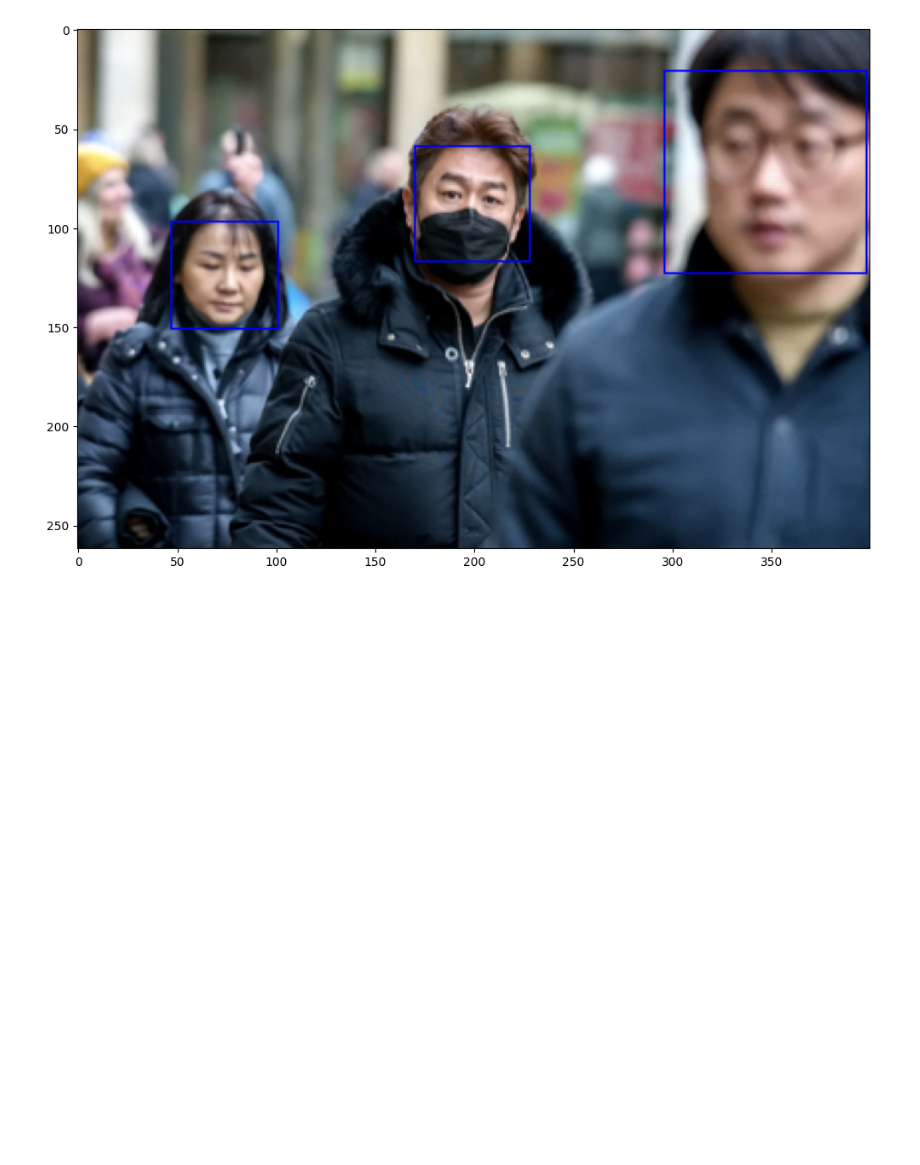
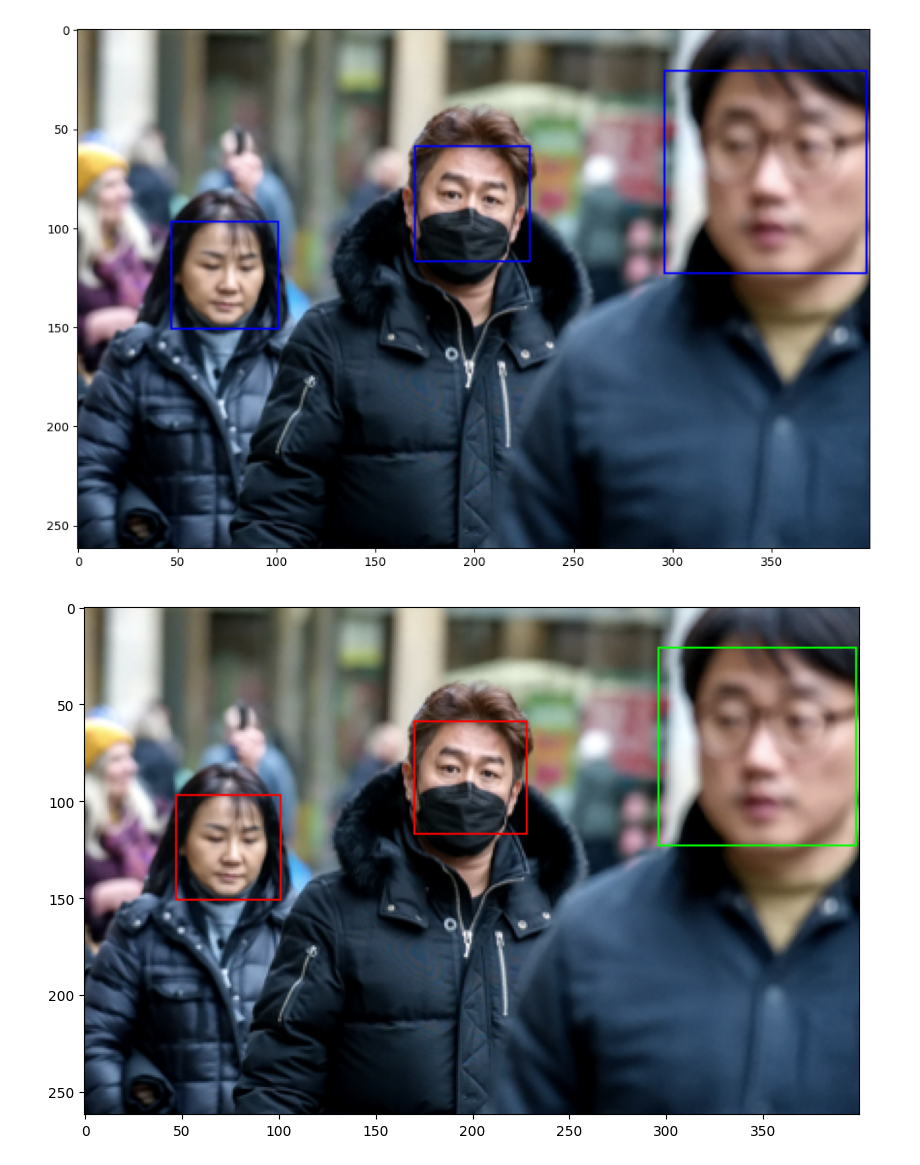
Before and after one commit to god05212/Machine-Learning3, a Jupyter notebook: VGG19.ipynb, the cells around one changed output. Cells and saved outputs as stored; diff of their text form; code cells hidden in the pictures; blank space fills up the shorter version.

```diff
--- a/VGG19.ipynb
+++ b/VGG19.ipynb
@@ -74,6 +74,44 @@ plt.imshow(out_img)
 # %% [output]
 <matplotlib.image.AxesImage at 0x...>
 [figure]
+# %%
+# 정의된 거리 임계값
+MIN_DISTANCE = 130
+
+# 얼굴이 2개 이상 감지되었을 때만 수행
+if len(faces)>=2:
+    # 각 얼굴에 대한 레이블 초기화 (0: 거리 미위반, 1: 거리 위반)
+    label = [0 for i in range(len(faces))]
+
+    # 모든 가능한 얼굴 쌍에 대해 거리 계산
+    for i in range(len(faces)-1):
+        for j in range(i+1, len(faces)):
+            dist = distance.euclidean(faces[i][:2],faces[j][:2])
+
+            # 거리가 MIN_DISTANCE 미만인 경우 얼굴 레이블을 1로 설정 (거리 위반)
+            if dist<MIN_DISTANCE:
+                label[i] = 1
+                label[j] = 1
+
+    # 원본 이미지를 컬러 이미지로 변환
+    new_img = cv2.cvtColor(img, cv2.COLOR_RGB2BGR) #colored output image
+
+    # 얼굴에 대한 레이블을 기반으로 빨간색 또는 녹색 사각형으로 얼굴 표시
+    for i in range(len(faces)):
+        (x,y,w,h) = faces[i]
+        if label[i]==1:
+            cv2.rectangle(new_img,(x,y),(x+w,y+h),(255,0,0),1) # 빨간색 사각형 (거리 위반)
+        else:
+            cv2.rectangle(new_img,(x,y),(x+w,y+h),(0,255,0),1) # 녹색 사각형 (거리 미위반)
+
+    # 결과 이미지 표시
+    plt.figure(figsize=(10,10))
+    plt.imshow(new_img)
+
+else:
+    print("No. of faces detected is less than 2")
+# %% [output]
+[figure, added]
 # %%
 # 데이터 디렉토리 설정
 train_dir = '훈련_디렉토리_경로'
```
